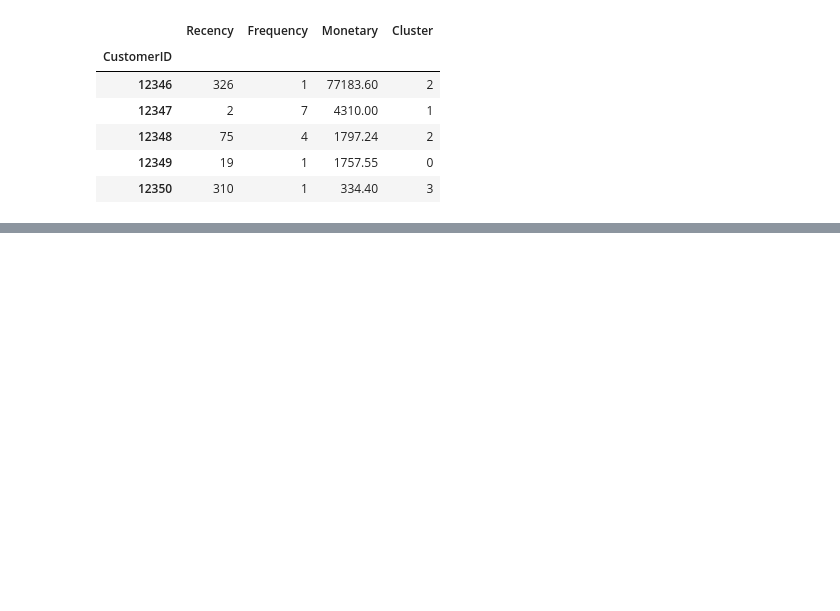
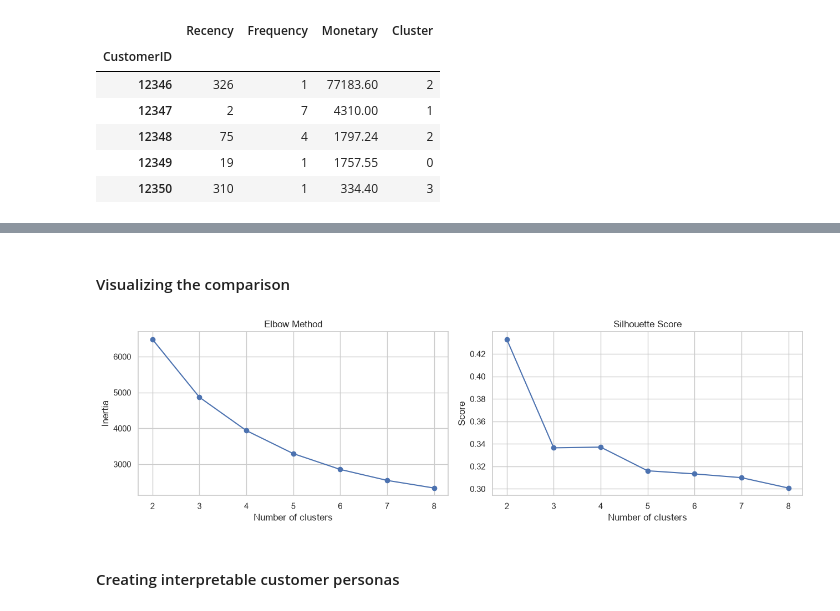
Before and after one commit to Deepak-P10/customer-segmentation-rfm, a Jupyter notebook: Customer_Segmentation.ipynb, the cells around one changed output, grey strips where cells are left out. Drawn from its saved outputs; the diff is of its cells as text; code cells hidden in the pictures; blank space fills up the shorter version.

```diff
--- a/Customer_Segmentation.ipynb
+++ b/Customer_Segmentation.ipynb
@@ -274,0 +356,20 @@ rfm.head()
+# %%
+
+from sklearn.cluster import KMeans
+from sklearn.metrics import silhouette_score
+
+results = []
+
+for k in range(2, 9):
+    model = KMeans(
+        n_clusters=k,
+        random_state=42,
+        n_init=10
+    )
+
+    labels = model.fit_predict(X_scaled)
+
+    results.append({"k": k,"inertia": model.inertia_,"silhouette_score": silhouette_score(X_scaled,labels,sample_size=min(5000, len(X_scaled)),random_state=42)})
+
+evaluation = pd.DataFrame(results)
+evaluation
@@ -274,0 +385,27 @@ rfm.head()
+# %% [markdown]
+#### Visualizing the comparison
+# %%
+
+fig, axes = plt.subplots(1, 2, figsize=(13, 4))
+
+axes[0].plot(
+    evaluation["k"], evaluation["inertia"], marker="o"
+)
+axes[0].set_title("Elbow Method")
+axes[0].set_xlabel("Number of clusters")
+axes[0].set_ylabel("Inertia")
+
+axes[1].plot(
+    evaluation["k"], evaluation["silhouette_score"],
+    marker="o"
+)
+axes[1].set_title("Silhouette Score")
+axes[1].set_xlabel("Number of clusters")
+axes[1].set_ylabel("Score")
+
+plt.tight_layout()
+plt.show()
+# %% [output]
+[figure, added]
+# %% [markdown]
+#### Creating interpretable customer personas
```
Also changed, not shown: parts of 32 cells of this notebook.
